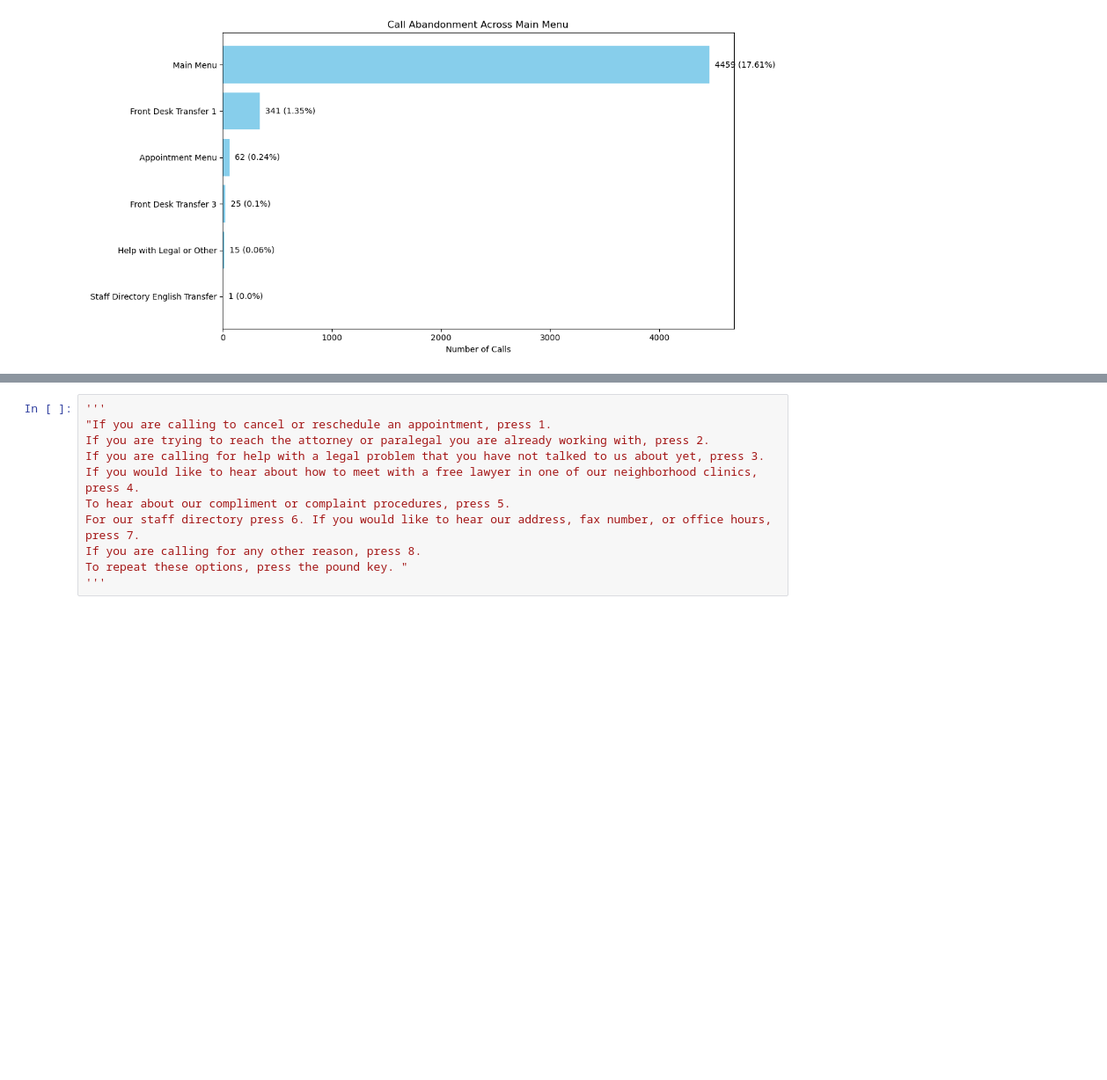
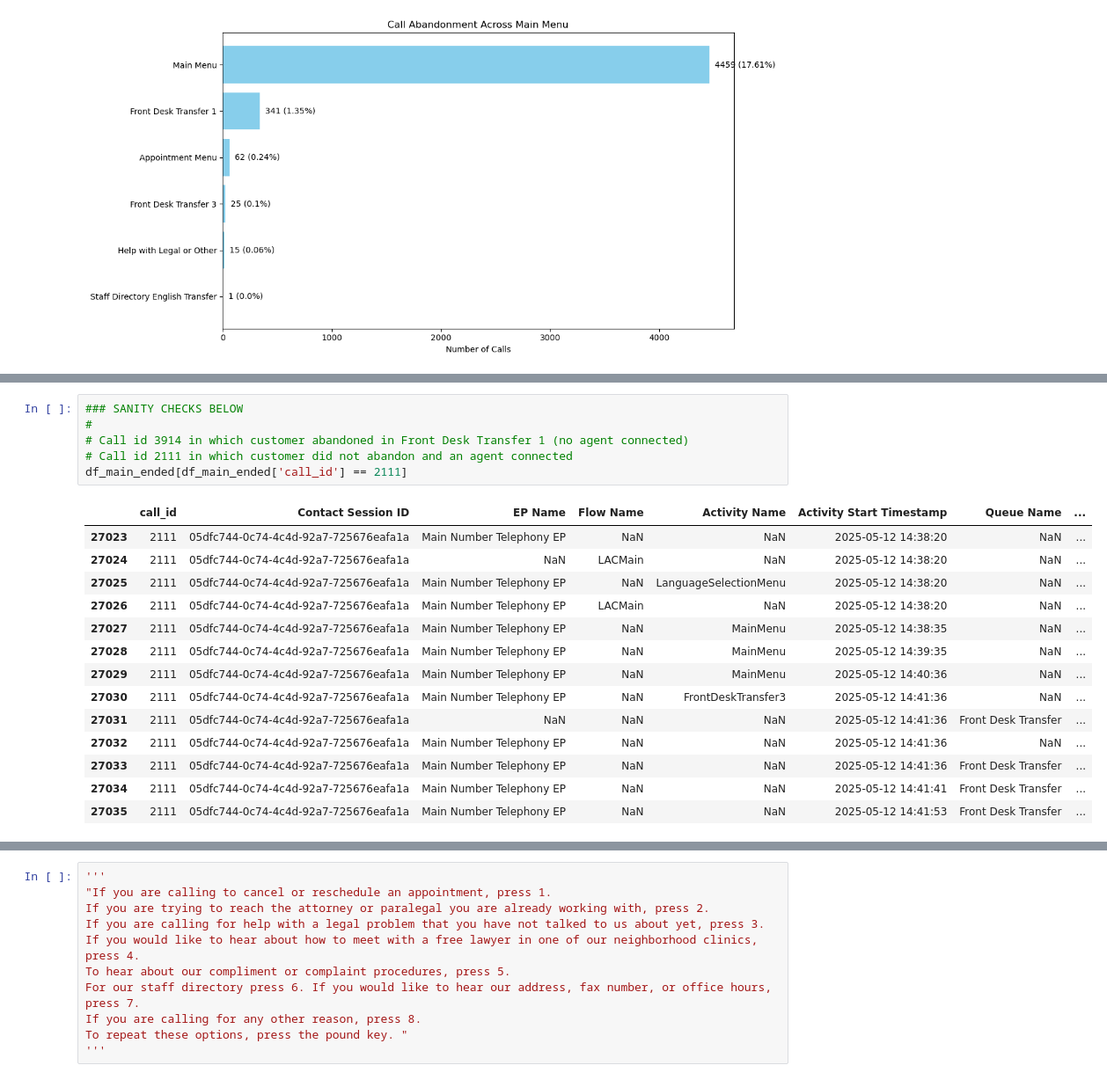
Before and after one commit to arvindkrishna87/STAT390_LegalAid_Fall2025, a Jupyter notebook: Code/Call outcome analysis/MainMenuAbandoned_17Nov_Sana.ipynb, the cells around one changed output, grey strips where cells are left out. Shown at 88% size. Saved outputs shown, nothing was run; the diff lists cells and outputs as text; blank space fills up the shorter version.

```diff
--- a/Code/Call outcome analysis/MainMenuAbandoned_17Nov_Sana.ipynb
+++ b/Code/Call outcome analysis/MainMenuAbandoned_17Nov_Sana.ipynb
@@ -435,2 +442,23 @@ df_main_ended[df_main_ended['call_id'] == 35276]
+# %%
+### SANITY CHECKS BELOW
+#
+# Call id 3914 in which customer abandoned in Front Desk Transfer 1 (no agent connected)
+# Call id 2111 in which customer did not abandon and an agent connected
+df_main_ended[df_main_ended['call_id'] == 2111]
+# %% [output]
+|  | call_id | Contact Session ID | EP Name | Flow Name | Activity Name | Activity Start Timestamp | Queue Name | ... |
+| 27023 | 2111 | 05dfc744-0c74-4c4d-92a7-725676eafa1a | Main Number Telephony EP | NaN | NaN | 2025-05-12 14:38:20 | NaN | ... |
+| 27024 | 2111 | 05dfc744-0c74-4c4d-92a7-725676eafa1a | NaN | LACMain | NaN | 2025-05-12 14:38:20 | NaN | ... |
+| 27025 | 2111 | 05dfc744-0c74-4c4d-92a7-725676eafa1a | Main Number Telephony EP | NaN | LanguageSelectionMenu | 2025-05-12 14:38:20 | NaN | ... |
+| 27026 | 2111 | 05dfc744-0c74-4c4d-92a7-725676eafa1a | Main Number Telephony EP | LACMain | NaN | 2025-05-12 14:38:20 | NaN | ... |
+| 27027 | 2111 | 05dfc744-0c74-4c4d-92a7-725676eafa1a | Main Number Telephony EP | NaN | MainMenu | 2025-05-12 14:38:35 | NaN | ... |
+| 27028 | 2111 | 05dfc744-0c74-4c4d-92a7-725676eafa1a | Main Number Telephony EP | NaN | MainMenu | 2025-05-12 14:39:35 | NaN | ... |
+| 27029 | 2111 | 05dfc744-0c74-4c4d-92a7-725676eafa1a | Main Number Telephony EP | NaN | MainMenu | 2025-05-12 14:40:36 | NaN | ... |
+| 27030 | 2111 | 05dfc744-0c74-4c4d-92a7-725676eafa1a | Main Number Telephony EP | NaN | FrontDeskTransfer3 | 2025-05-12 14:41:36 | NaN | ... |
+| 27031 | 2111 | 05dfc744-0c74-4c4d-92a7-725676eafa1a | NaN | NaN | NaN | 2025-05-12 14:41:36 | Front Desk Transfer | ... |
+| 27032 | 2111 | 05dfc744-0c74-4c4d-92a7-725676eafa1a | Main Number Telephony EP | NaN | NaN | 2025-05-12 14:41:36 | NaN | ... |
+| 27033 | 2111 | 05dfc744-0c74-4c4d-92a7-725676eafa1a | Main Number Telephony EP | NaN | NaN | 2025-05-12 14:41:36 | Front Desk Transfer | ... |
+| 27034 | 2111 | 05dfc744-0c74-4c4d-92a7-725676eafa1a | Main Number Telephony EP | NaN | NaN | 2025-05-12 14:41:41 | Front Desk Transfer | ... |
+| 27035 | 2111 | 05dfc744-0c74-4c4d-92a7-725676eafa1a | Main Number Telephony EP | NaN | NaN | 2025-05-12 14:41:53 | Front Desk Transfer | ... |
 # %%
 df_main_ended.loc[
```
Also changed, not shown: parts of 2 cells of this notebook, 1 other file.
